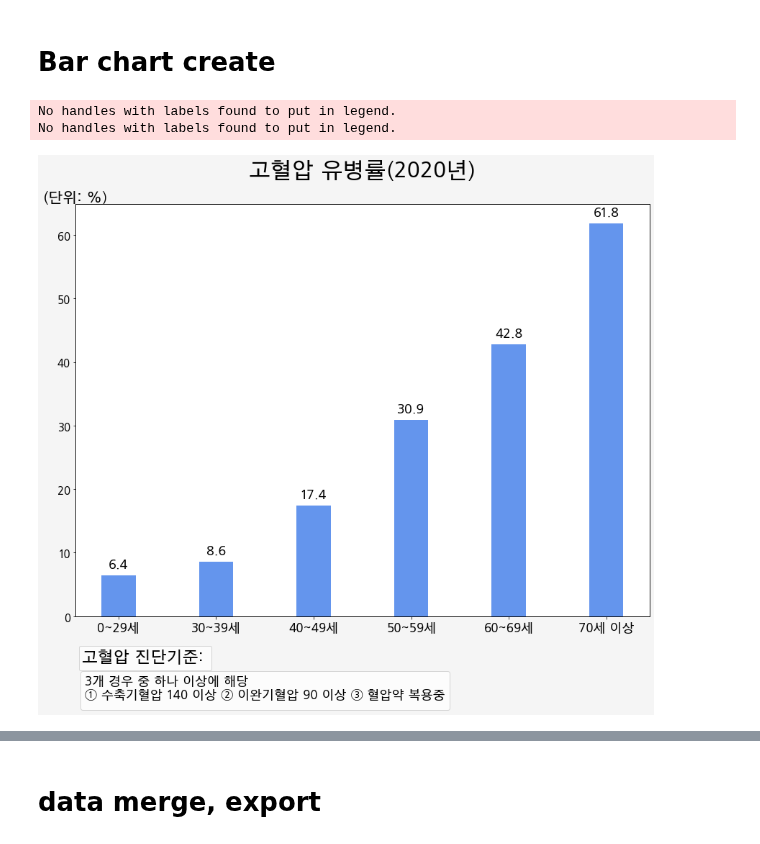
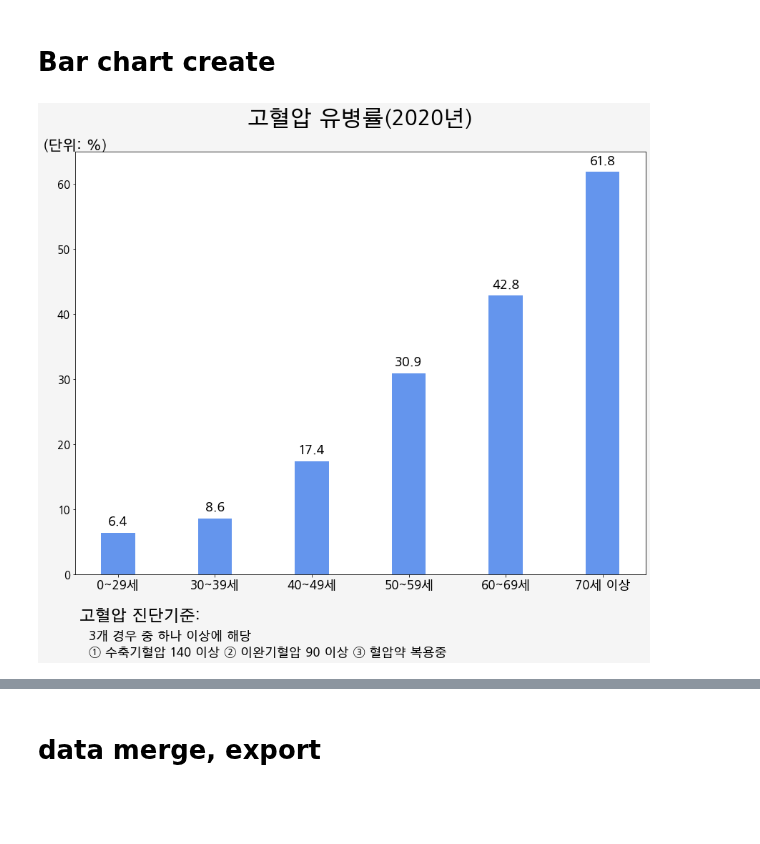
Before and after one commit to juseful/FactSheet2020, a Jupyter notebook: 02_질환별_01고혈압.ipynb, the cells around one changed output, grey strips where cells are left out. Drawn from its saved outputs; the diff is of its cells as text; code cells hidden in the pictures; blank space fills up the shorter version.

```diff
--- a/02_질환별_01고혈압.ipynb
+++ b/02_질환별_01고혈압.ipynb
@@ -419,56 +419,41 @@ ax.yaxis.set_tick_params(labelsize=15) # y축 표시값 글씨크기 조정
 ax.set_xticks(x)
 ax.set_xticklabels(
                    labels[0:len(labels)] # all 값이 list에는 포함되지 않았기 때문임.
                   , fontsize=17
                   )
 
 # bar위에 값 label 표시
 def autolabel(rects):
     """Attach a text label above each bar in *rects*, displaying its height."""
     for rect in rects:
         height = rect.get_height()
         ax.annotate(height,
                     xy=(rect.get_x() + rect.get_width() / 2, height),
                     xytext=(0, 8),  # 3 points vertical offset
                     textcoords="offset points",
                     ha='center', va='bottom'
                    ,fontsize=18
                    )
 
 autolabel(rects1)
 
-# multiple legend
-def twinx(self):
-    ax2 = self._make_twin_axes(sharex=self)
-    # ax2.yaxis.tick_right()
-    ax2.yaxis.set_visible(False)
-    # ax2.yaxis.set_label_position('right')
-    # ax2.yaxis.set_offset_position('right')
-    ax2.set_autoscalex_on(self.get_autoscalex_on())
-    self.yaxis.tick_left()
-    ax2.xaxis.set_visible(False)
-    ax2.patch.set_visible(False)
-    return ax2
-
-ax2 = twinx(ax)
-ax3 = twinx(ax)
-lg1 = ax2.legend(bbox_to_anchor=(0,-0.14), title='고혈압 진단기준: ', title_fontsize = 22 ,ncol=1  ,loc='lower left')
-lg2 = ax3.legend(bbox_to_anchor=(0,-0.24), title='3개 경우 중 하나 이상에 해당\n① 수축기혈압 140 이상 ② 이완기혈압 90 이상 ③ 혈압약 복용중', title_fontsize = 17 ,ncol=1,loc='lower left' ,fontsize=15)
-
+# lg1 = ax2.legend(bbox_to_anchor=(0,-0.14), title='고혈압 진단기준: ', title_fontsize = 22 ,ncol=1  ,loc='lower left')
+# lg2 = ax3.legend(bbox_to_anchor=(0,-0.24), title='3개 경우 중 하나 이상에 해당\n① 수축기혈압 140 이상 ② 이완기혈압 90 이상 ③ 혈압약 복용중', title_fontsize = 17 ,ncol=1,loc='lower left' ,fontsize=15)
+plt.text(-0.4, -7,  '고혈압 진단기준:', fontsize=22)
+plt.text(-0.3, -10, '3개 경우 중 하나 이상에 해당', fontsize=17)
+plt.text(-0.3, -12.5, '① 수축기혈압 140 이상 ② 이완기혈압 90 이상 ③ 혈압약 복용중', fontsize=17)
 fig.tight_layout()
 
 plt.savefig("{}/02_01고혈압_01유병률.png".format(workdir[:-5])
-            ,bbox_extra_artists=(lg1,lg2)
-            ,bbox_inches='tight'
+            # ,bbox_extra_artists=(lg1,lg2)
+            # ,bbox_inches='tight'
             )
 
 # plt.savefig("{}/bp_total_t.png".format(workdir),edgecolor="black")
 
 # plt.show()
 # %% [output]
-No handles with labels found to put in legend.
-No handles with labels found to put in legend.
-[figure, old version]
+[figure, new version]
 # %%
 value01 = bp_per_m.iloc[1,:-1]
 value02 = bp_per_f.iloc[1,:-1]
```
Also changed, not shown: parts of 3 cells of this notebook.
